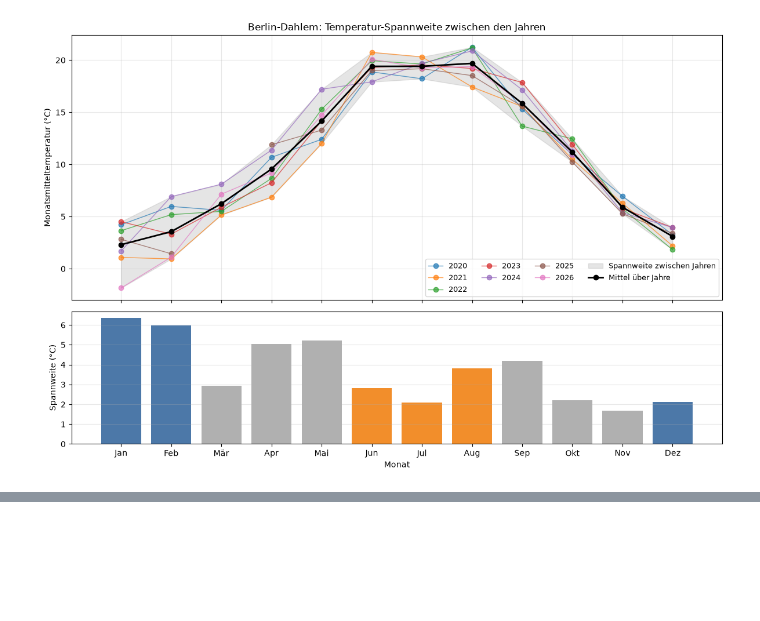
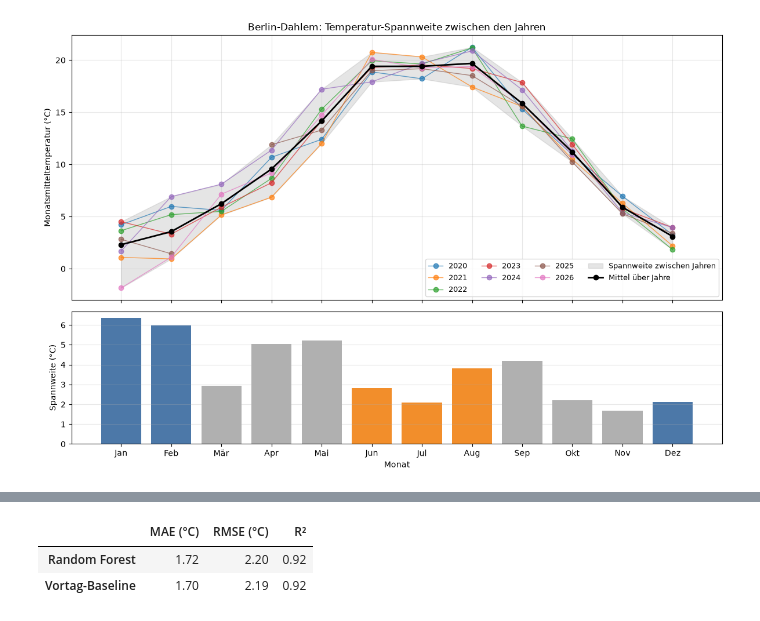
Before and after one commit to LisetteHoldack/AI_Uebung, a Jupyter notebook: Berlin_DWD_Daten_2020_bis_heute.ipynb, the cells around one changed output, grey strips where cells are left out. Drawn from its saved outputs; the diff is of its cells as text; code cells hidden in the pictures; blank space fills up the shorter version.

```diff
--- a/Berlin_DWD_Daten_2020_bis_heute.ipynb
+++ b/Berlin_DWD_Daten_2020_bis_heute.ipynb
@@ -353,0 +444,25 @@ Winter/Sommer-Verhältnis: 1.65
+# %%
+baseline_vortag = X_test["Temp_t_minus_1_C"]
+
+metriken = pd.DataFrame(
+    {
+        "MAE (°C)": [
+            mean_absolute_error(y_test, prognose),
+            mean_absolute_error(y_test, baseline_vortag),
+        ],
+        "RMSE (°C)": [
+            mean_squared_error(y_test, prognose) ** 0.5,
+            mean_squared_error(y_test, baseline_vortag) ** 0.5,
+        ],
+        "R²": [
+            r2_score(y_test, prognose),
+            r2_score(y_test, baseline_vortag),
+        ],
+    },
+    index=["Random Forest", "Vortag-Baseline"],
+)
+metriken.round(2)
+# %% [output]
+|  | MAE (°C) | RMSE (°C) | R² |
+| Random Forest | 1.72 | 2.20 | 0.92 |
+| Vortag-Baseline | 1.70 | 2.19 | 0.92 |
```
Also changed, not shown: parts of 16 cells of this notebook.
